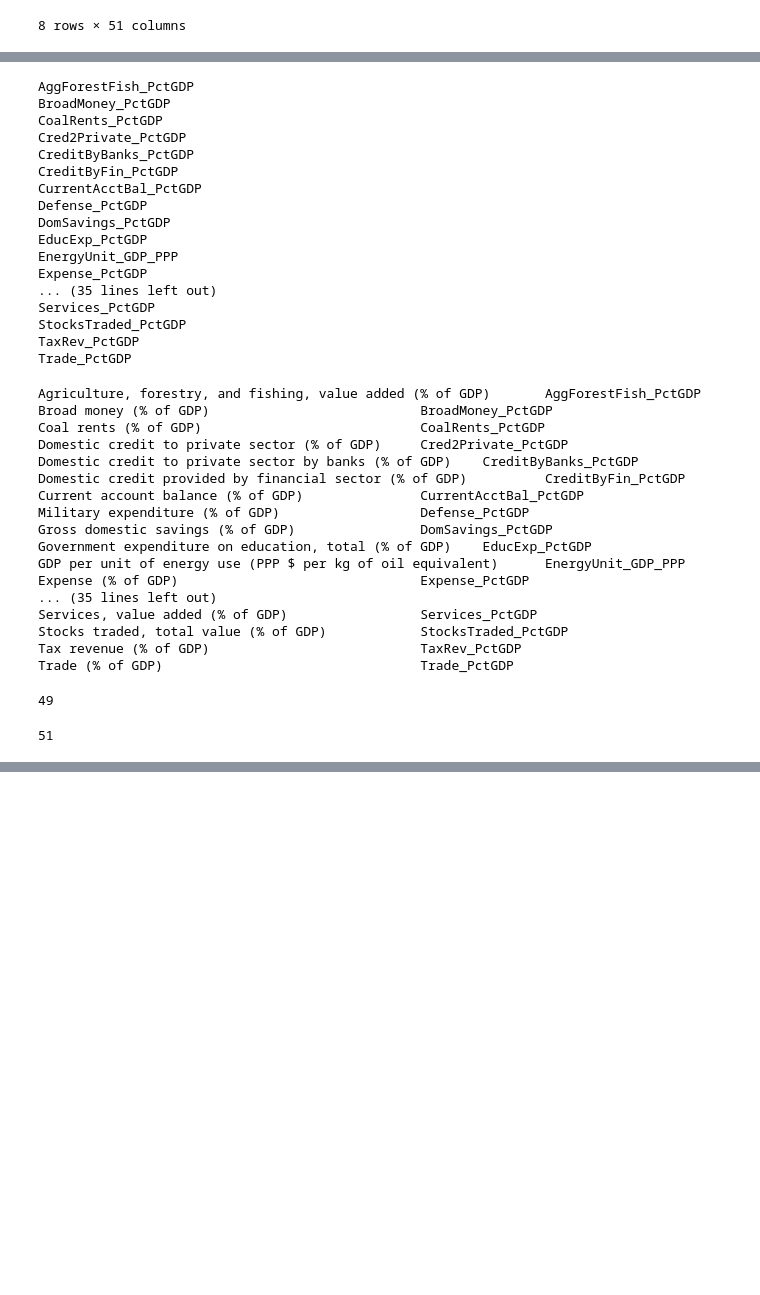
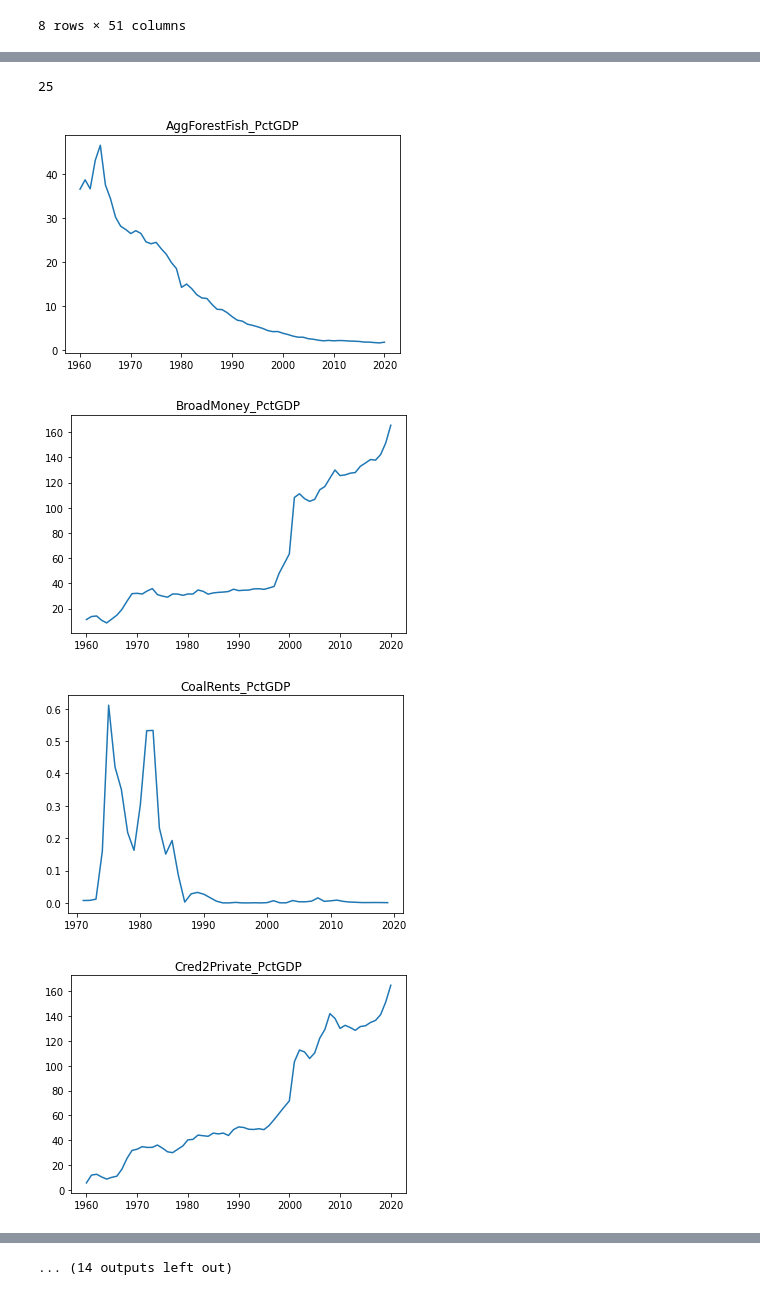
Before and after one commit to DSKUS-Foreign-Aid/Foreign_Aid, a Jupyter notebook: GS_GDP_Cleaning.ipynb, the cells around one changed output, grey strips where cells are left out. Saved outputs shown, nothing was run; the diff lists cells and outputs as text; code cells hidden in the pictures; blank space fills up the shorter version.

Commit message:
Found workflow to cleaning.
Started exploring Korea data.

```diff
--- a/GS_GDP_Cleaning.ipynb
+++ b/GS_GDP_Cleaning.ipynb
@@ -231,53 +229,0 @@ tkorea_data.PerCapita_GDP_2015USD.plot()
-# %%
-columns.sort()
-for col in columns:
-    print(col)
-# %% [output]
-AggForestFish_PctGDP
-BroadMoney_PctGDP
-CoalRents_PctGDP
-Cred2Private_PctGDP
-CreditByBanks_PctGDP
-CreditByFin_PctGDP
-CurrentAcctBal_PctGDP
-Defense_PctGDP
-DomSavings_PctGDP
-EducExp_PctGDP
-EnergyUnit_GDP_PPP
-Expense_PctGDP
-... (35 lines left out)
-Services_PctGDP
-StocksTraded_PctGDP
-TaxRev_PctGDP
-Trade_PctGDP
-# %%
-pairs = sorted(series_pairs, key=lambda x: x[1])
-for i in pairs:
-    a, b = i
-    print( f'{a: <40} \t {b}')
-# %% [output]
-Agriculture, forestry, and fishing, value added (% of GDP)       AggForestFish_PctGDP
-Broad money (% of GDP)                           BroadMoney_PctGDP
-Coal rents (% of GDP)                            CoalRents_PctGDP
-Domestic credit to private sector (% of GDP)     Cred2Private_PctGDP
-Domestic credit to private sector by banks (% of GDP)    CreditByBanks_PctGDP
-Domestic credit provided by financial sector (% of GDP)          CreditByFin_PctGDP
-Current account balance (% of GDP)               CurrentAcctBal_PctGDP
-Military expenditure (% of GDP)                  Defense_PctGDP
-Gross domestic savings (% of GDP)                DomSavings_PctGDP
-Government expenditure on education, total (% of GDP)    EducExp_PctGDP
-GDP per unit of energy use (PPP $ per kg of oil equivalent)      EnergyUnit_GDP_PPP
-Expense (% of GDP)                               Expense_PctGDP
-... (35 lines left out)
-Services, value added (% of GDP)                 Services_PctGDP
-Stocks traded, total value (% of GDP)            StocksTraded_PctGDP
-Tax revenue (% of GDP)                           TaxRev_PctGDP
-Trade (% of GDP)                                 Trade_PctGDP
-# %%
-len(set(new_series_names))
-# %% [output]
-49
-# %%
-len(new_series_names)
-# %% [output]
-51
@@ -287,0 +230,15 @@ print('world')
+# %%
+# plot the first 25 columns.
+# We do so becuase of the notebook limits on output
+count = 0
+for col in columns[:25]:
+    fig, ax = plt.subplots()
+    tkorea_data[col].plot(ax=ax, title=col)
+    count += 1
+print(count)
+# %% [output]
+25
+[figure, added]
+[figure, added]
+[figure, added]
+[figure, added]
@@ -287,0 +252 @@ print('world')
+... (14 outputs left out)
```
Also changed, not shown: parts of 6 cells of this notebook.
